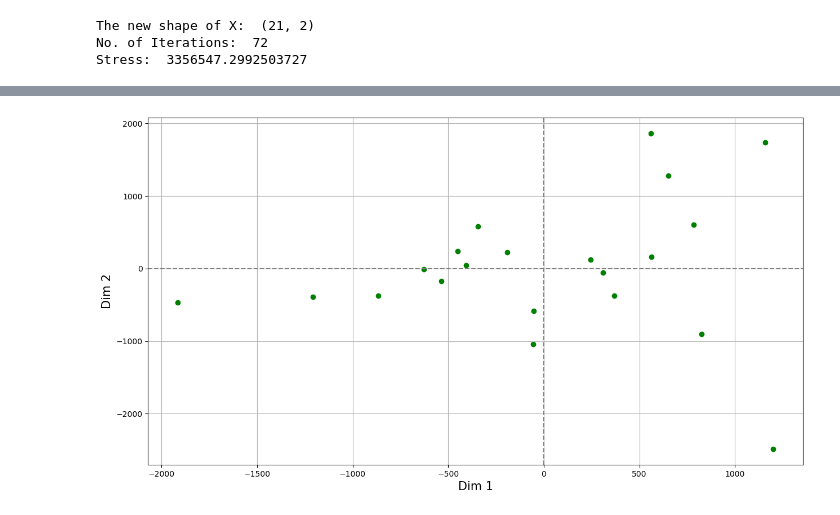
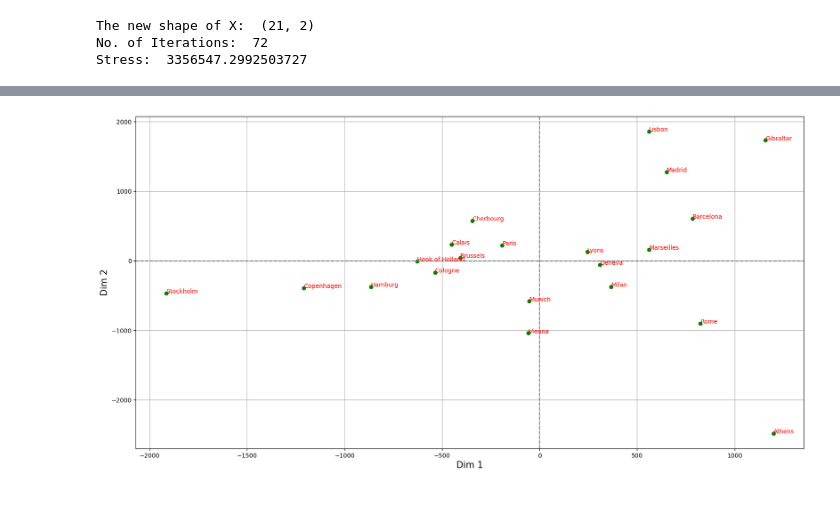
Before and after one commit to Hanh3103/MachineLearning, a Jupyter notebook: Uebung3/aufgabe_2.ipynb, the cells around one changed output, grey strips where cells are left out. Saved outputs shown, nothing was run; the diff lists cells and outputs as text; code cells hidden in the pictures.

```diff
--- a/Uebung3/aufgabe_2.ipynb
+++ b/Uebung3/aufgabe_2.ipynb
@@ -65,3 +68,6 @@ print('Stress: ', model.stress_)
 The new shape of X:  (21, 2)
 No. of Iterations:  72
 Stress:  3356547.2992503727
+# %%
+scores_df = pd.DataFrame(X_trans, columns=['PC1', 'PC2'], index=data.columns)
+scores_df
@@ -68,17 +92,17 @@ Stress:  3356547.2992503727
 # %%
 def plot_scatter():
-    fig, ax = plt.subplots(figsize = (15, 8))
-    xs = X_trans[:,0]
-    ys = X_trans[:,1]
-    n=X_trans.shape[1]
-    plt.scatter(x=xs, y=ys, c = 'g')
+    fig, ax = plt.subplots(figsize = (20, 10))
+    plt.scatter(data= scores_df, x='PC1', y='PC2', c = 'g')
+
+    for i in scores_df.index:
+        ax.text(x=scores_df.loc[str(i)]['PC1'], y=scores_df.loc[str(i)]['PC2'], s=str(i), color='r')
 
     ax.set_xlabel('Dim 1', fontsize = 15)
     ax.set_ylabel('Dim 2', fontsize = 15)
     ax.axhline(y=0, color="grey", linestyle="--")
     ax.axvline(x=0, color="grey", linestyle="--")
     plt.grid()
     plt.show()
 plot_scatter()
 # %% [output]
-[figure, old version]
+[figure, new version]
```
Also changed, not shown: parts of 2 cells of this notebook, 1 other file.
